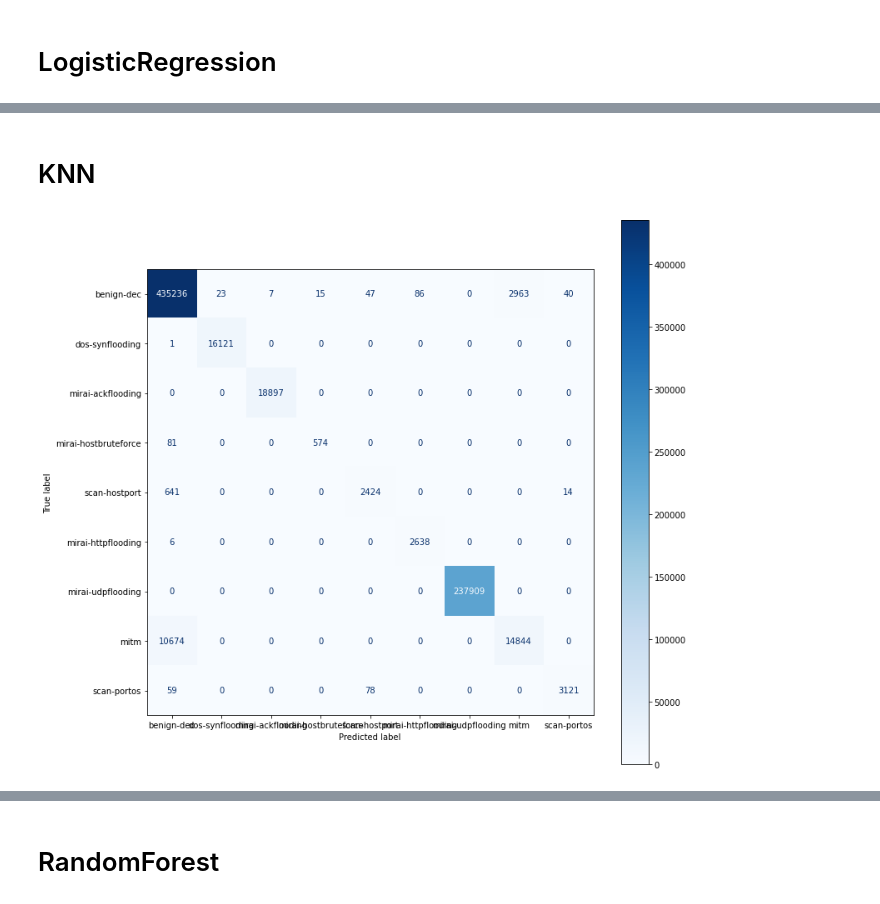
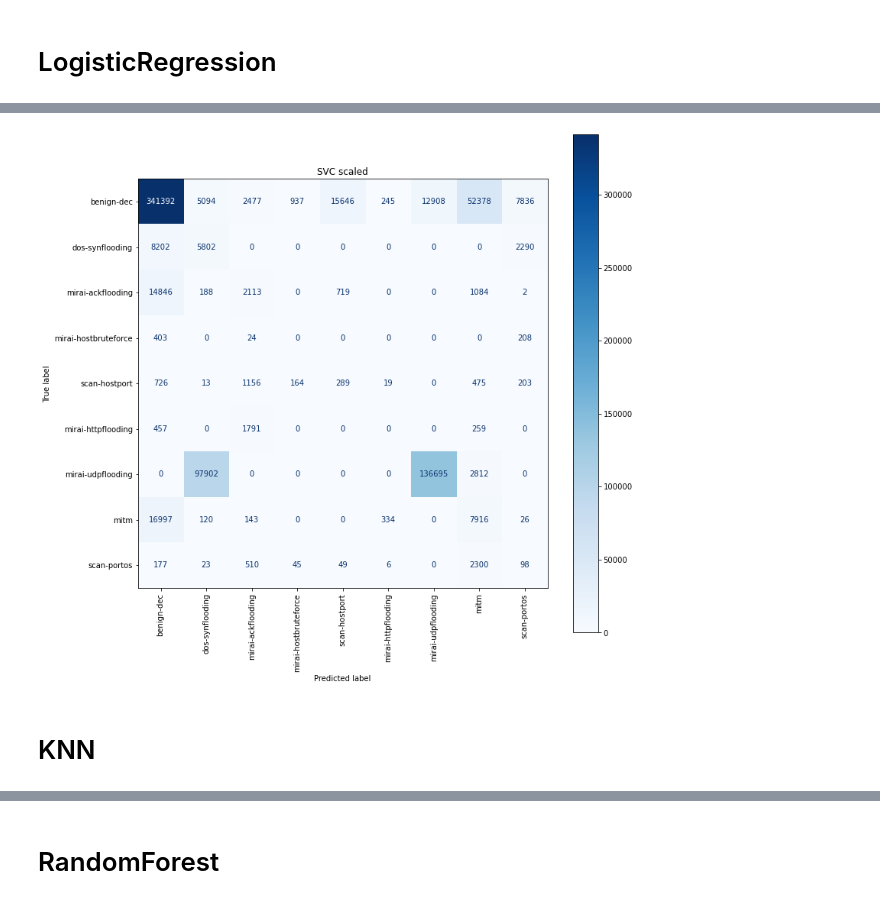
Before and after one commit to hykhhijk/Packet-classifier, a Jupyter notebook: Packet_classifier.ipynb, the cells around one changed output, grey strips where cells are left out. Saved outputs shown, nothing was run; the diff lists cells and outputs as text; code cells hidden in the pictures.

```diff
--- a/Packet_classifier.ipynb
+++ b/Packet_classifier.ipynb
@@ -409,2 +488,11 @@ plot_confusion_matrix(model_logistic, X_valid, y_valid, display_labels=labels, c
+# %%
+fig, ax = plt.subplots(figsize=(12, 12))
+model_knn = SVC(max_iter=1)
+model_knn.fit(X_train_scaled, y_train)
+plt.title('SVC scaled')
+plot = plot_confusion_matrix(model_knn, X_valid_scaled, y_valid, display_labels=labels, cmap=plt.cm.Blues,
+                             ax=ax, xticks_rotation="vertical")
+# %% [output]
+[figure, added]
 # %% [markdown]
 # KNN
@@ -443,10 +499,10 @@ plot_confusion_matrix(model_logistic, X_valid, y_valid, display_labels=labels, c
 # %%
 fig, ax = plt.subplots(figsize=(12, 12))
-model_knn = KNeighborsClassifier(n_neighbors=10)
+model_knn = KNeighborsClassifier(n_neighbors=5)
 model_knn.fit(X_train, y_train)
-plot = plot_confusion_matrix(model_knn, X_valid, y_valid, display_labels=labels, cmap=plt.cm.Blues, ax=ax)
+plt.title('KNN')
+plot = plot_confusion_matrix(model_knn, X_valid, y_valid, display_labels=labels, cmap=plt.cm.Blues,
+                             ax=ax, xticks_rotation="vertical")
-# %% [output]
-[figure, removed]
 # %%
 fig, ax = plt.subplots(figsize=(12, 12))
 model_knn = KNeighborsClassifier(n_neighbors=10)
```
Also changed, not shown: parts of 51 cells of this notebook, 2 other files.
